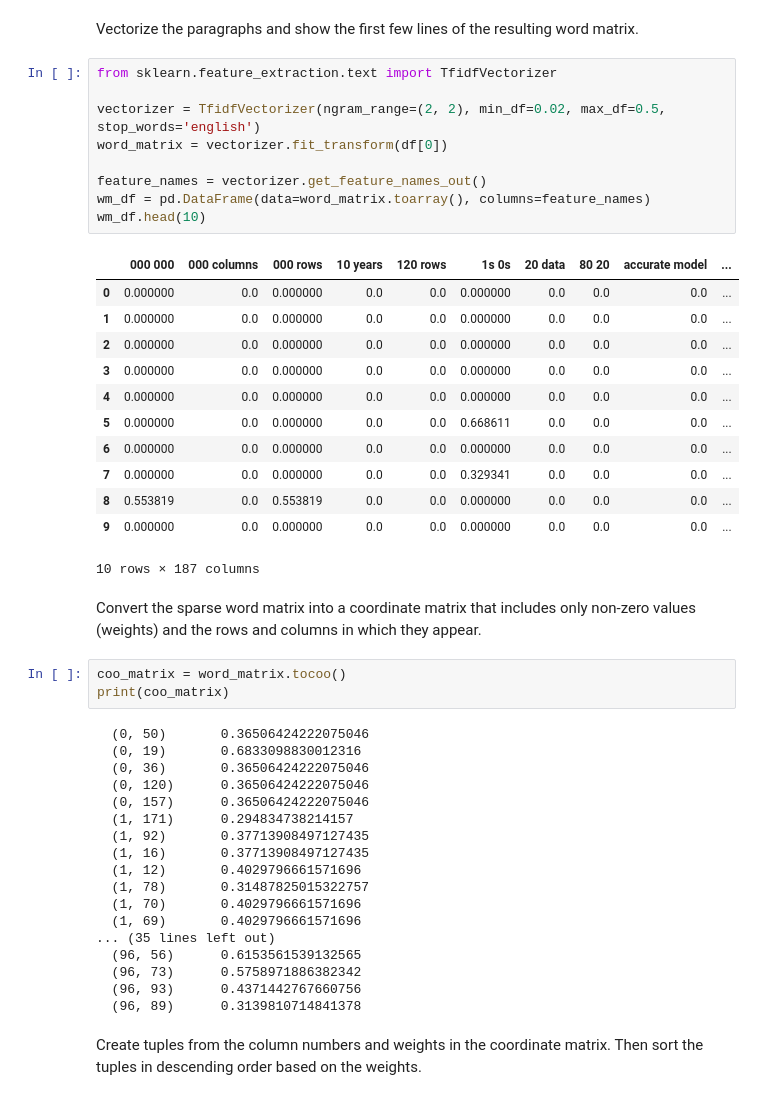
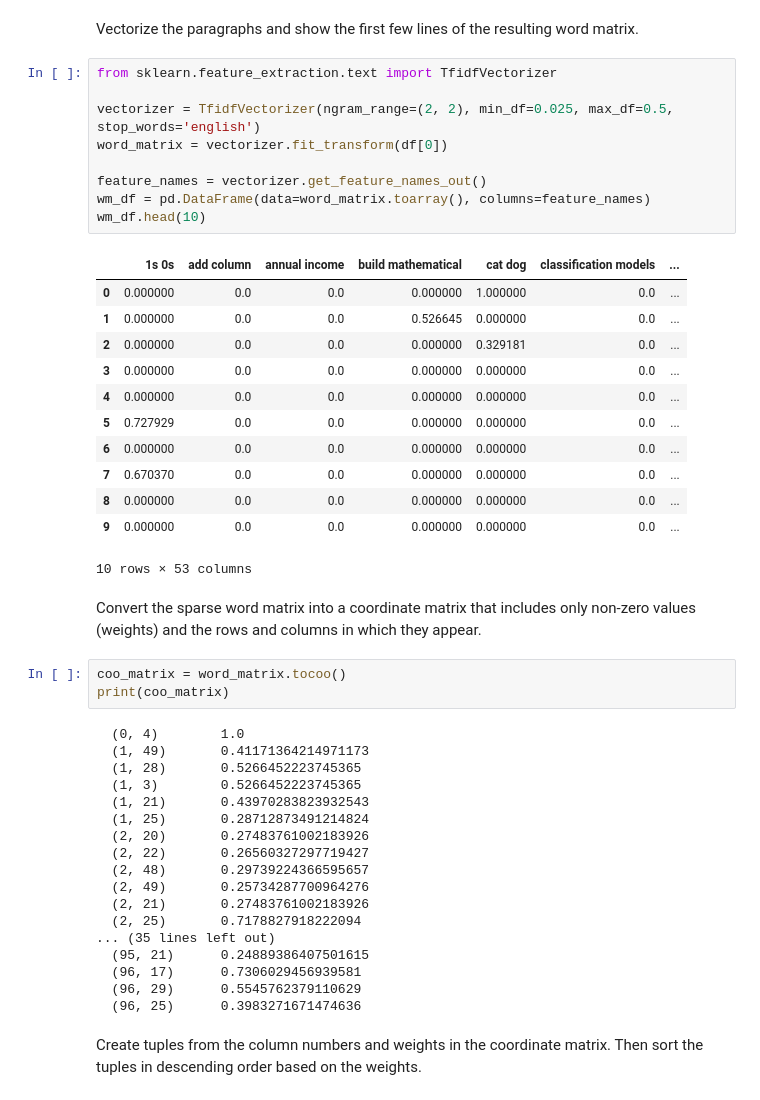
Before and after one commit to jeffprosise/Applied-Machine-Learning, a Jupyter notebook: Extras/Keyword Extraction.ipynb, the cells around one changed output. Saved outputs shown, nothing was run; the diff lists cells and outputs as text.

```diff
--- a/Extras/Keyword Extraction.ipynb
+++ b/Extras/Keyword Extraction.ipynb
@@ -20,48 +20,48 @@ Vectorize the paragraphs and show the first few lines of the resulting word matr
 # %%
 from sklearn.feature_extraction.text import TfidfVectorizer
 
-vectorizer = TfidfVectorizer(ngram_range=(2, 2), min_df=0.02, max_df=0.5, stop_words='english')
+vectorizer = TfidfVectorizer(ngram_range=(2, 2), min_df=0.025, max_df=0.5, stop_words='english')
 word_matrix = vectorizer.fit_transform(df[0])
 
 feature_names = vectorizer.get_feature_names_out()
 wm_df = pd.DataFrame(data=word_matrix.toarray(), columns=feature_names)
 wm_df.head(10)
 # %% [output]
-|  | 000 000 | 000 columns | 000 rows | 10 years | 120 rows | 1s 0s | 20 data | 80 20 | accurate model | ... |
-| 0 | 0.000000 | 0.0 | 0.000000 | 0.0 | 0.0 | 0.000000 | 0.0 | 0.0 | 0.0 | ... |
-| 1 | 0.000000 | 0.0 | 0.000000 | 0.0 | 0.0 | 0.000000 | 0.0 | 0.0 | 0.0 | ... |
-| 2 | 0.000000 | 0.0 | 0.000000 | 0.0 | 0.0 | 0.000000 | 0.0 | 0.0 | 0.0 | ... |
-| 3 | 0.000000 | 0.0 | 0.000000 | 0.0 | 0.0 | 0.000000 | 0.0 | 0.0 | 0.0 | ... |
-| 4 | 0.000000 | 0.0 | 0.000000 | 0.0 | 0.0 | 0.000000 | 0.0 | 0.0 | 0.0 | ... |
-| 5 | 0.000000 | 0.0 | 0.000000 | 0.0 | 0.0 | 0.668611 | 0.0 | 0.0 | 0.0 | ... |
-| 6 | 0.000000 | 0.0 | 0.000000 | 0.0 | 0.0 | 0.000000 | 0.0 | 0.0 | 0.0 | ... |
-| 7 | 0.000000 | 0.0 | 0.000000 | 0.0 | 0.0 | 0.329341 | 0.0 | 0.0 | 0.0 | ... |
-| 8 | 0.553819 | 0.0 | 0.553819 | 0.0 | 0.0 | 0.000000 | 0.0 | 0.0 | 0.0 | ... |
-| 9 | 0.000000 | 0.0 | 0.000000 | 0.0 | 0.0 | 0.000000 | 0.0 | 0.0 | 0.0 | ... |
+|  | 1s 0s | add column | annual income | build mathematical | cat dog | classification models | ... |
+| 0 | 0.000000 | 0.0 | 0.0 | 0.000000 | 1.000000 | 0.0 | ... |
+| 1 | 0.000000 | 0.0 | 0.0 | 0.526645 | 0.000000 | 0.0 | ... |
+| 2 | 0.000000 | 0.0 | 0.0 | 0.000000 | 0.329181 | 0.0 | ... |
+| 3 | 0.000000 | 0.0 | 0.0 | 0.000000 | 0.000000 | 0.0 | ... |
+| 4 | 0.000000 | 0.0 | 0.0 | 0.000000 | 0.000000 | 0.0 | ... |
+| 5 | 0.727929 | 0.0 | 0.0 | 0.000000 | 0.000000 | 0.0 | ... |
+| 6 | 0.000000 | 0.0 | 0.0 | 0.000000 | 0.000000 | 0.0 | ... |
+| 7 | 0.670370 | 0.0 | 0.0 | 0.000000 | 0.000000 | 0.0 | ... |
+| 8 | 0.000000 | 0.0 | 0.0 | 0.000000 | 0.000000 | 0.0 | ... |
+| 9 | 0.000000 | 0.0 | 0.0 | 0.000000 | 0.000000 | 0.0 | ... |
-10 rows × 187 columns
+10 rows × 53 columns
 # %% [markdown]
 Convert the sparse word matrix into a coordinate matrix that includes only non-zero values (weights) and the rows and columns in which they appear.
 # %%
 coo_matrix = word_matrix.tocoo()
 print(coo_matrix)
 # %% [output]
-  (0, 50)       0.36506424222075046
-  (0, 19)       0.6833098830012316
-  (0, 36)       0.36506424222075046
-  (0, 120)      0.36506424222075046
-  (0, 157)      0.36506424222075046
-  (1, 171)      0.294834738214157
-  (1, 92)       0.37713908497127435
-  (1, 16)       0.37713908497127435
-  (1, 12)       0.4029796661571696
-  (1, 78)       0.31487825015322757
-  (1, 70)       0.4029796661571696
-  (1, 69)       0.4029796661571696
+  (0, 4)        1.0
+  (1, 49)       0.41171364214971173
+  (1, 28)       0.5266452223745365
+  (1, 3)        0.5266452223745365
+  (1, 21)       0.43970283823932543
+  (1, 25)       0.28712873491214824
+  (2, 20)       0.27483761002183926
+  (2, 22)       0.26560327297719427
+  (2, 48)       0.29739224366595657
+  (2, 49)       0.25734287700964276
+  (2, 21)       0.27483761002183926
+  (2, 25)       0.7178827918222094
 ... (35 lines left out)
-  (96, 56)      0.6153561539132565
-  (96, 73)      0.5758971886382342
-  (96, 93)      0.4371442767660756
-  (96, 89)      0.3139810714841378
+  (95, 21)      0.24889386407501615
+  (96, 17)      0.7306029456939581
+  (96, 29)      0.5545762379110629
+  (96, 25)      0.3983271671474636
 # %% [markdown]
 Create tuples from the column numbers and weights in the coordinate matrix. Then sort the tuples in descending order based on the weights.
 # %%
```
Also changed, not shown: parts of 4 cells of this notebook.
